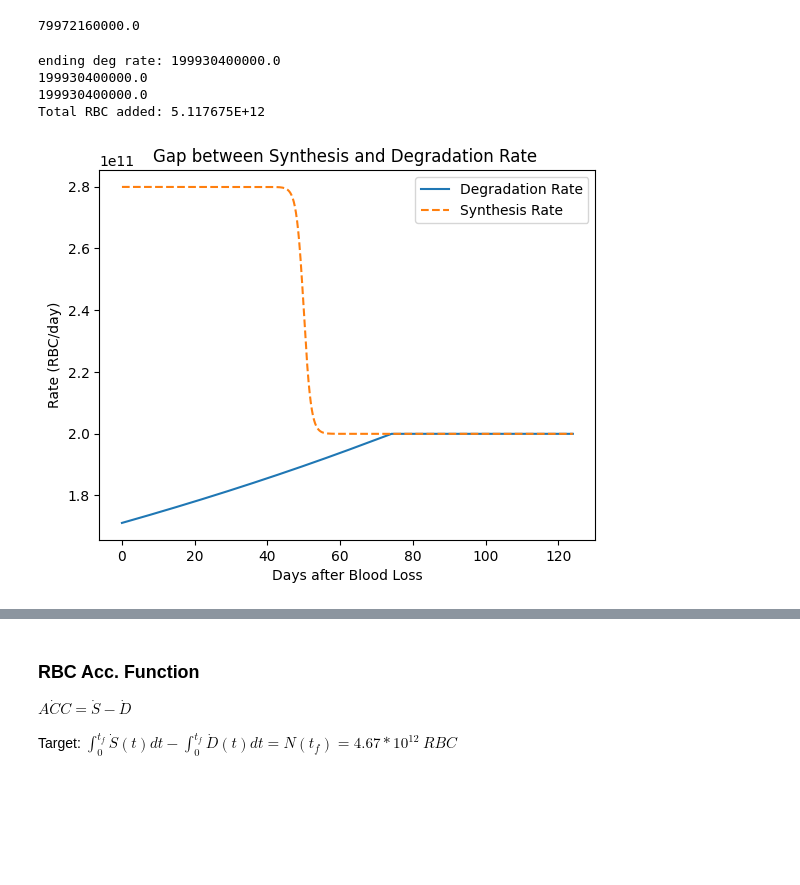
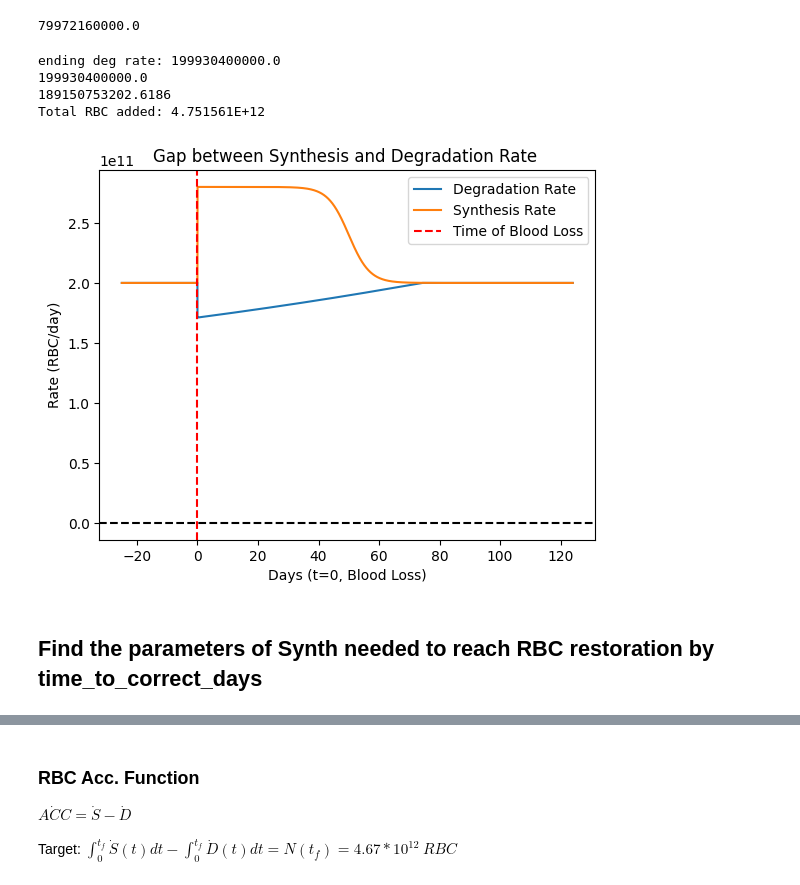
Before and after one commit to penelopenorth/PBL2, a Jupyter notebook: dynamic.ipynb, the cells around one changed output, grey strips where cells are left out. Drawn from its saved outputs; the diff is of its cells as text; code cells hidden in the pictures; blank space fills up the shorter version.

Commit message:
add synth param finder

```diff
--- a/dynamic.ipynb
+++ b/dynamic.ipynb
@@ -131,13 +131,15 @@ plasma_final = 2.49
 
 
 time_extra = 50
-step_size = 1000
+time_prior = -25
+step_size = 1000*5
 fractional_step_size = int((step_size / time_to_correct_days)*(time_extra))
 time_extra = 50
 
+t_ss_glimpse = np.linspace(time_prior, 0, int((step_size / time_to_correct_days)*(-time_prior)))
 t_before = np.linspace(0, time_to_correct_days, step_size)
 t_after = np.linspace(time_to_correct_days, (time_to_correct_days+time_extra), fractional_step_size)
-t = np.concatenate((t_before, t_after), axis=0)
+t = np.concatenate((t_ss_glimpse, t_before, t_after), axis=0)
 # %% [markdown]
 ### Deg Kinetics
 # %%
@@ -172,15 +174,16 @@ import numpy as np
 import matplotlib.pyplot as plt
 
 def plasma_volume(t):
-    new_volume = plasma_initial - (plasma_initial - plasma_final)*t/(time_to_correct_days)
-    if plasma_final > new_volume:
+    def ss_volume(t):
         return plasma_final
-    else:
+
+    def dynamic_volume(t):
+        new_volume = plasma_initial - (plasma_initial - plasma_final)*t/(time_to_correct_days)
         return new_volume
+    return np.piecewise(t, [t < 0, t >= 0, t >= time_to_correct_days], [ss_volume, dynamic_volume, ss_volume])
 
-time = np.linspace(0, time_to_correct_days+time_extra, 1000)
-plasma_volume_arr = [plasma_volume(t) for t in time]
-plt.plot(time, plasma_volume_arr)
+plasma_volume_arr = [plasma_volume(t) for t in t]
+plt.plot(t, plasma_volume_arr)
 plt.xlabel('Days after Blood Loss')
 plt.ylabel('Plasma Volume (L)')
 plt.title('Plasma Volume Decreases Until Blood Replenished')
@@ -231,7 +234,7 @@ def rate_D(time):
 
         val = deg_rate * fractional_volume * plasma_final * convert_num_heme_to_RBC * (10**(-6)) * Avogadro_num * convert_min_to_day
         return val
-    return np.piecewise(t, [t < 0, t < time_to_correct_days, t >= time_to_correct_days], [rate_D_after, rate_D_before, rate_D_after])
+    return np.piecewise(t, [t < 0, t >= 0, t >= time_to_correct_days], [rate_D_after, rate_D_before, rate_D_after])
 
 def rate_D_integral_before(time):
     D0 = 0
@@ -267,12 +270,12 @@ print(synth_rate_max - synth_rate)
 
 def rate_S(t):
     t_switch = 50 # parameter to fit to data
-    r = 10 # parameter to fit to data
+    r = .29 # parameter to fit to data
     def rate_S_steadystate(t):
         return synth_rate_ss
     def rate_S_dynamic(t):
         return synth_rate_max - ((synth_rate_max - synth_rate) / (1 + np.exp(-r*(t - t_switch))))
-    return np.piecewise(t, [t < 0, t < time_to_correct_days, t >= time_to_correct_days], [rate_S_steadystate, rate_S_dynamic, rate_S_steadystate])
+    return np.piecewise(t, [t < 0, t >= 0, t >= time_to_correct_days], [rate_S_steadystate, rate_S_dynamic, rate_S_steadystate])
 
 def S(time):
     def S_steadystate(t):
@@ -282,7 +285,7 @@ def S(time):
         constant_S = S0 + ((synth_rate_max-synth_rate_ss)*np.log(np.abs(1+np.exp(t_switch))))
         return (synth_rate_max * t) - (((synth_rate_max-synth_rate_ss)/r)*np.log(np.abs(1+np.exp(-r*(t+t_switch))))) - (synth_rate_max-synth_rate_ss)*t + ((synth_rate_max-synth_rate_ss)*t_switch) + constant_S
 
-    return np.piecewise(t, [t < 0, t < time_to_correct_days, t >= time_to_correct_days], [S_steadystate, S_dynamic, S_steadystate])
+    return np.piecewise(t, [t < 0, t >= 0, t >= time_to_correct_days], [S_steadystate, S_dynamic, S_steadystate])
 
 # print(f'{synth_rate*time_to_correct_days:,}')
 # print(f'{rate_D_before(0):,.0f}')
@@ -293,35 +296,39 @@ def S(time):
 # deg_rate_after_arr = np.resize(rate_D_after(t_after), len(t_after))
 # deg_rate_arr = np.concatenate((deg_rate_before_arr, deg_rate_after_arr), axis=0)
 # synth_rate_before_arr = rate_S_before(t_before)
 # synth_rate_after_arr = np.resize(rate_S_after(t_after), len(t_after))
 # synth_rate_arr = np.concatenate((synth_rate_before_arr, synth_rate_after_arr), axis=0)
 
 deg_rate_arr = rate_D(t)
 synth_rate_arr = rate_S(t)
 
 plt.plot(t, deg_rate_arr, label='Degradation Rate')
-plt.plot(t, synth_rate_arr, linestyle='--', label='Synthesis Rate')
+plt.plot(t, synth_rate_arr, label='Synthesis Rate')
 
-plt.xlabel('Days after Blood Loss')
+plt.xlabel('Days (t=0, Blood Loss)')
 plt.ylabel('Rate (RBC/day)')
 plt.title('Gap between Synthesis and Degradation Rate ')
+plt.axvline(x=0, color='r', linestyle='--', label='Time of Blood Loss')
+plt.axhline(y=0, color='k', linestyle='--')
 plt.legend()
 
 print(f'ending deg rate: {deg_rate_arr[-1]:}')
 print(synth_rate_arr[-1])
 print(deg_rate_arr[len(t_before)-1])
 # assert synth_rate_arr[-1]-deg_rate_arr[-1] == 0
 
 total_RBC_added = 0
 for i, time in enumerate(t_before):
     if i == 0:
         continue
     total_RBC_added += (synth_rate_arr[i] - deg_rate_arr[i]) * (t[i]-t[i-1])
 
 print(f'Total RBC added: {total_RBC_added:2E}')
 # %% [output]
 ending deg rate: 199930400000.0
 199930400000.0
-199930400000.0
-Total RBC added: 5.117675E+12
+189150753202.6186
+Total RBC added: 4.751561E+12
-[figure, old version]
+[figure, new version]
+# %% [markdown]
+## Find the parameters of Synth needed to reach RBC restoration by time_to_correct_days
```
Also changed, not shown: parts of 3 cells of this notebook.
